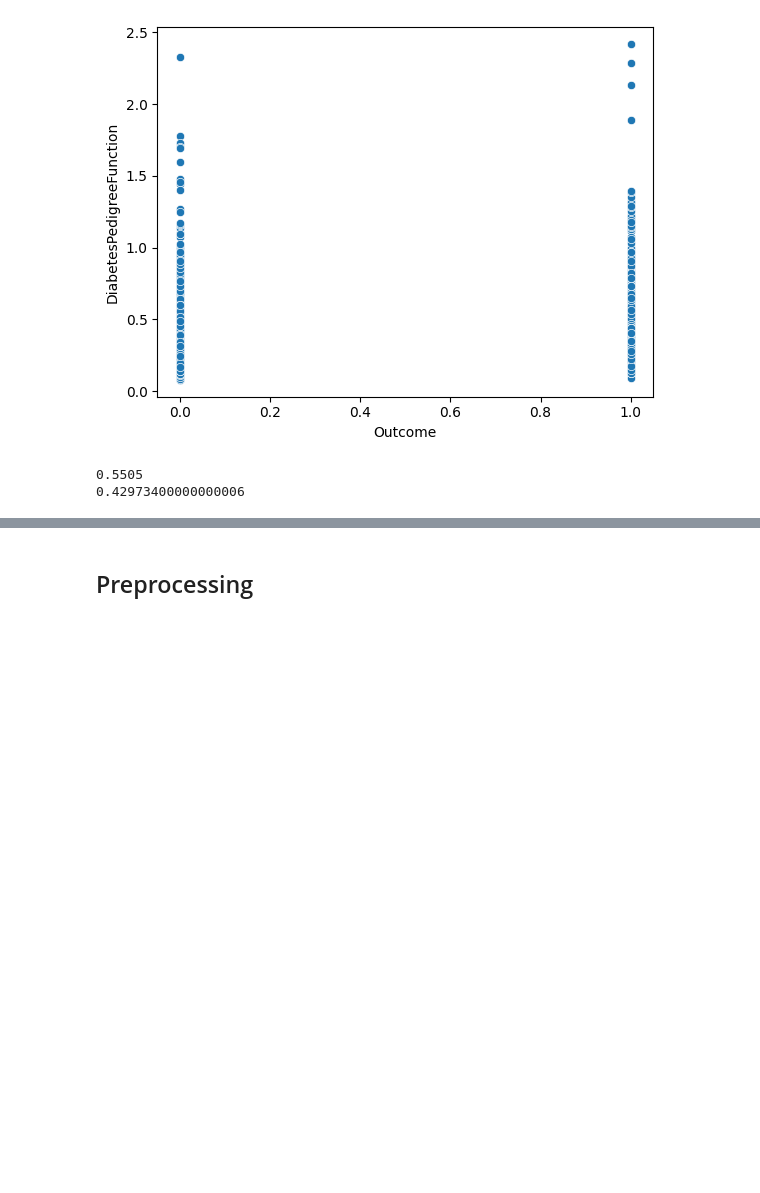
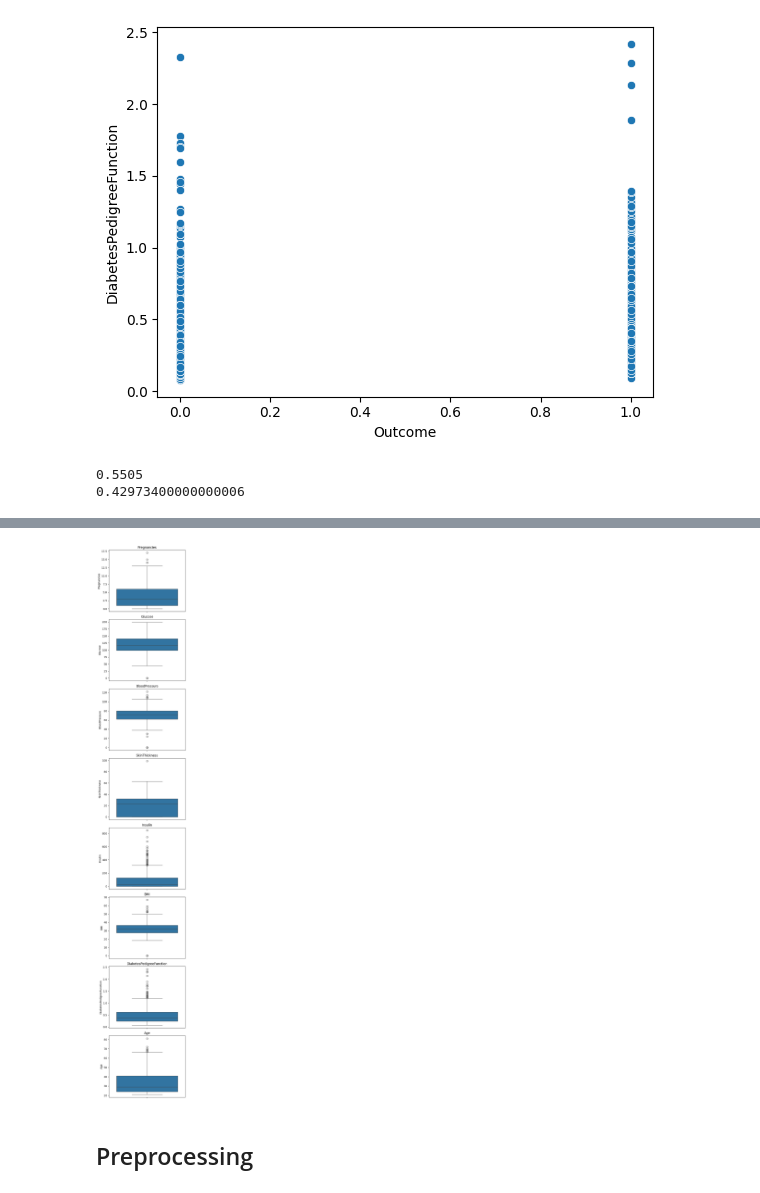
Before and after one commit to zanra2401/KomputasiNumerik_KlasifikasiRandomForest_RisikoDiabetes, a Jupyter notebook: Klasifikasi_rf.ipynb, the cells around one changed output, grey strips where cells are left out. Drawn from its saved outputs; the diff is of its cells as text; code cells hidden in the pictures; blank space fills up the shorter version.

```diff
--- a/Klasifikasi_rf.ipynb
+++ b/Klasifikasi_rf.ipynb
@@ -201,3 +202,22 @@ print(rata_rata_dpf_tidak_diabetes)
+# %%
+fig, axes = plt.subplots(
+    nrows=8,
+    ncols=1,
+    figsize=(5, 30)
+)
+
+columns = df.columns.copy().drop("Outcome").to_list()
+for i, kolom in enumerate(columns):
+    # print(kolom)
+    sns.boxplot(y=df[kolom], ax=axes[i])
+    axes[i].figure
+
+    axes[i].set_title(kolom)
+
+plt.tight_layout()
+plt.show()
+# %% [output]
+[figure, added]
 # %% [markdown]
 ## Preprocessing
 # %% [markdown]
```
Also changed, not shown: parts of 12 cells of this notebook.
